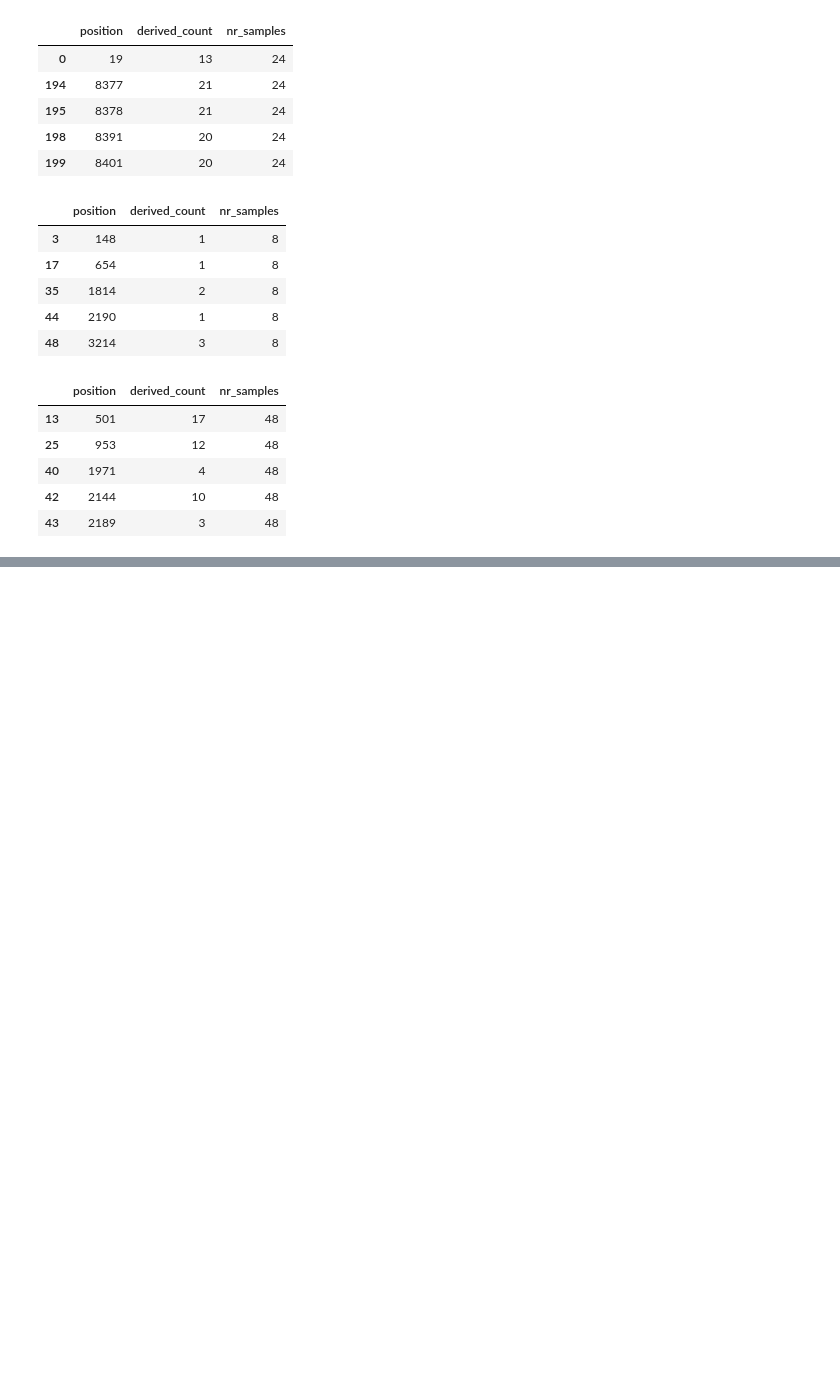
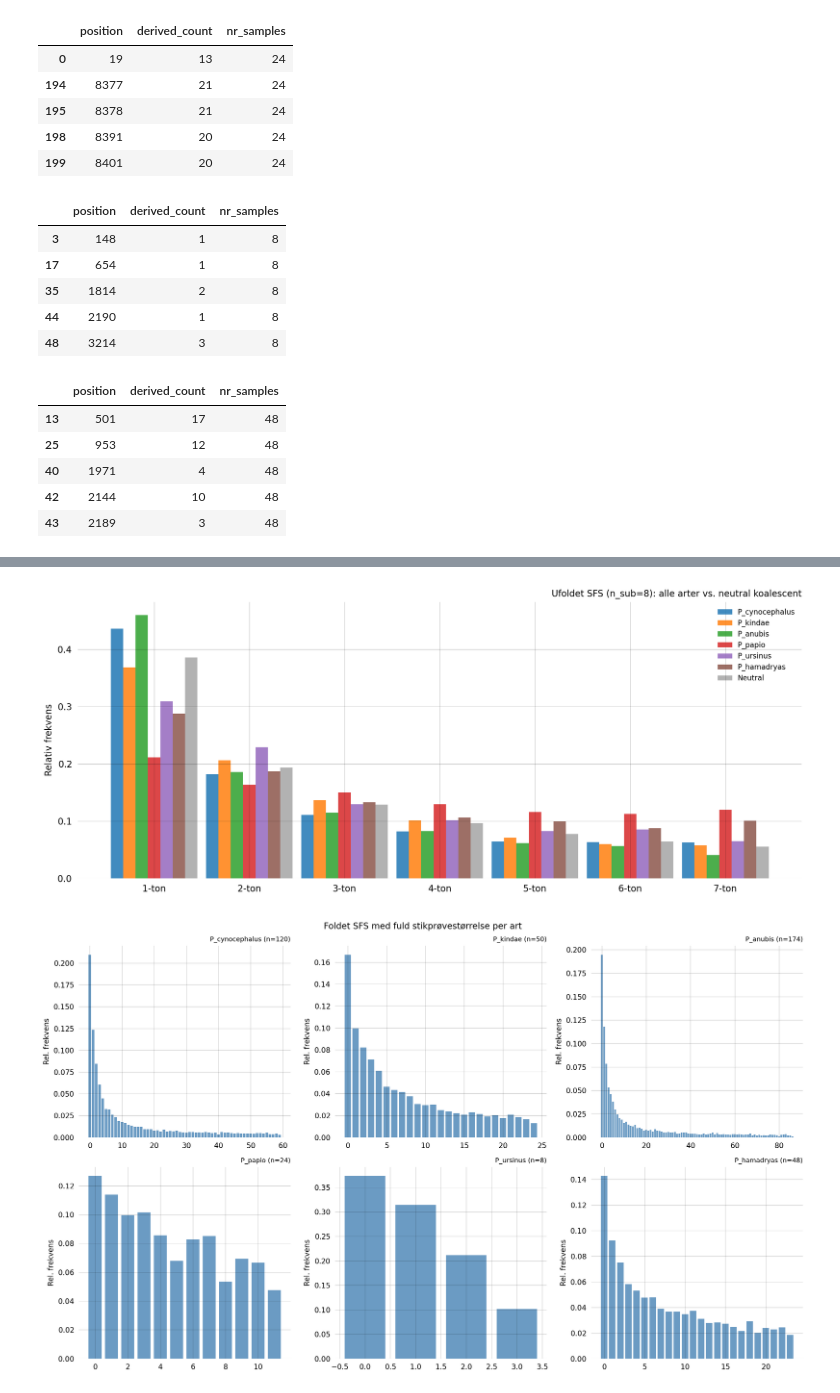
Before and after one commit to munch-group/emma-giraf, a Jupyter notebook: notebooks/07a_bavian_data.ipynb, the cells around one changed output, grey strips where cells are left out. Cells and saved outputs as stored; diff of their text form; code cells hidden in the pictures; blank space fills up the shorter version.

```diff
--- a/notebooks/07a_bavian_data.ipynb
+++ b/notebooks/07a_bavian_data.ipynb
@@ -399,12 +333,0 @@ P. hamadryas          : [0.4636 0.2804 0.256 ]
-# %%
-# Plot ufoldet SFS
-labels_u = [f"{i+1}-ton" for i in range(N_SUB - 1)]
-fig, axes = plt.subplots(2, 3, figsize=(14, 8))
-for ax, (name, sfs) in zip(axes.flat, sfs_unfolded.items()):
-    sns.barplot(x=labels_u, y=sfs, ax=ax, palette='tab10', hue=labels_u, legend=False)
-    ax.set_title(name, fontsize=10)
-    ax.set_ylabel('Relativ frekvens')
-    ax.set_ylim(0, 1)
-    ax.set_xlabel('Allel-frekvensklasse')
-plt.suptitle('Ufoldet Site Frequency Spectrum (n=4) alle populationer', fontsize=13)
-plt.tight_layout(); plt.show()
@@ -923,0 +509,10 @@ Alle filer i results/:
+# %%
+sfs_folded_full = {}
+for name, df in populations.items():
+    sfs_folded_full[name] = folded_sfs(df)
+    print(f"{name:<22}: SFS = {np.round(sfs_folded_full[name], 4)}")
+
+sfs_unfolded_full = {}
+for name, df in populations.items():
+    sfs_unfolded_full[name] = unfolded_sfs(df, n_obs=10_000)
+    print(f"{name:<22}: {np.round(sfs_unfolded_full[name], 4)}")
@@ -923,0 +537,26 @@ Alle filer i results/:
+# %%
+# Ufoldet SFS: alle arter subsampled til n_min - direkte sammenligning
+x = np.arange(n_min - 1); w = 0.13
+fig, ax = plt.subplots(figsize=(12, 5))
+for idx, (name, sfs) in enumerate(sfs_unfolded_min.items()):
+    ax.bar(x + idx*w, sfs, w, label=name, alpha=0.85)
+a_n = sum(1/k for k in range(1, n_min))
+neutral = [1/(k+1)/a_n for k in range(n_min-1)]
+ax.bar(x + len(sfs_unfolded_min)*w, neutral, w, label='Neutral', color='k', alpha=0.3)
+ax.set_xticks(x + w*3); ax.set_xticklabels([f"{i+1}-ton" for i in range(n_min-1)])
+ax.set_ylabel('Relativ frekvens')
+ax.set_title(f'Ufoldet SFS (n_sub={n_min}): alle arter vs. neutral koalescent')
+ax.legend(fontsize=8); plt.tight_layout(); plt.show()
+
+# Foldet SFS med fuld n per art
+fig, axes = plt.subplots(2, 3, figsize=(15, 9))
+for ax, (name, sfs) in zip(axes.flat, sfs_folded_full.items()):
+    n_full = int(populations[name]['nr_samples'].max())
+    ax.bar(range(len(sfs)), sfs, color='steelblue', alpha=0.8)
+    ax.set_title(f'{name} (n={n_full})', fontsize=9)
+    ax.set_ylabel('Rel. frekvens')
+plt.suptitle('Foldet SFS med fuld stikprøvestørrelse per art', fontsize=12)
+plt.tight_layout(); plt.show()
+# %% [output]
+[figure, added]
+[figure, added]
```
Also changed, not shown: parts of 51 cells of this notebook, 12 other files.
